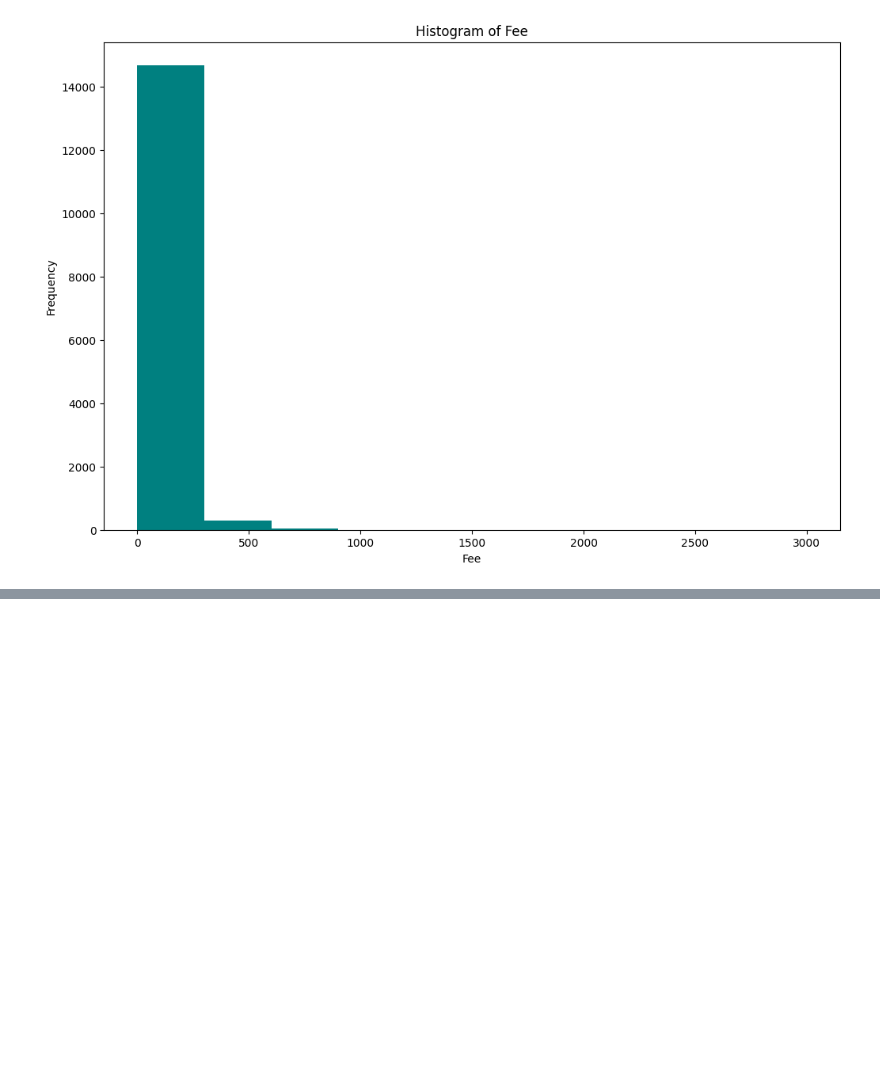
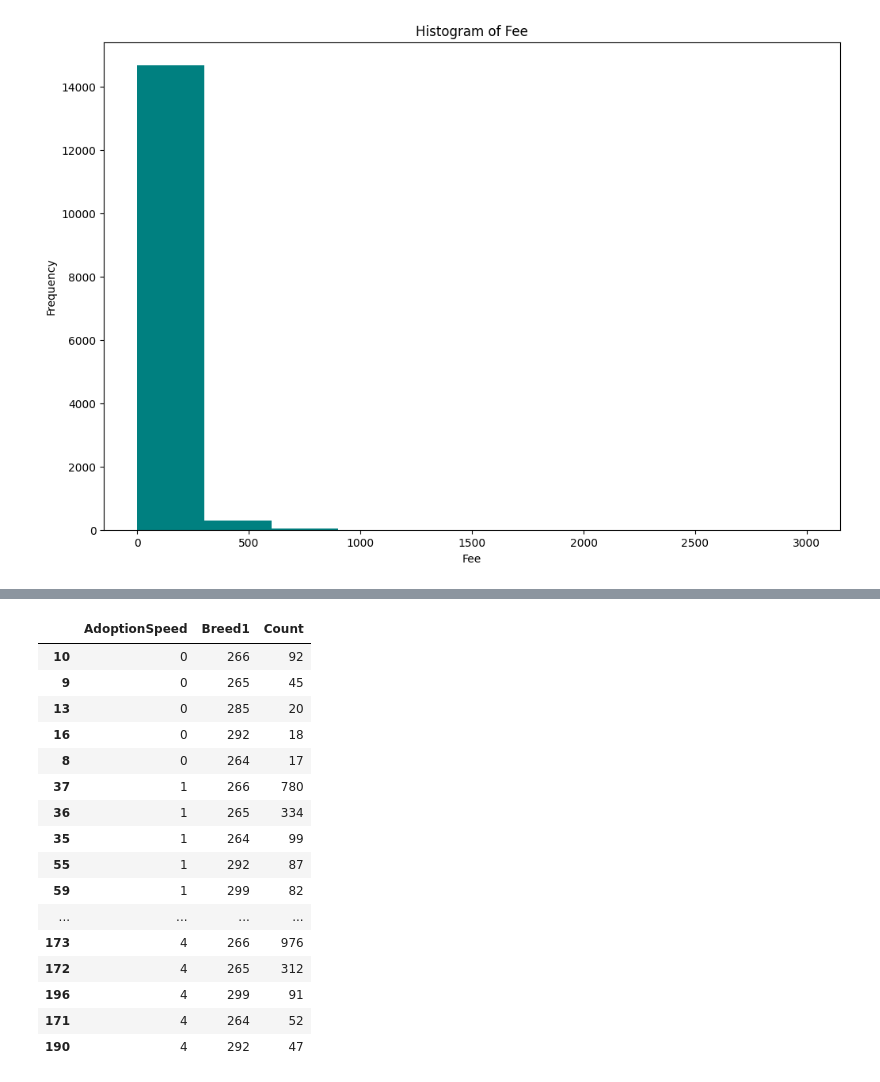
Before and after one commit to Gee1818/LaboII, a Jupyter notebook: Scripts/03_Petfinder_EDA.ipynb, the cells around one changed output, grey strips where cells are left out. Drawn from its saved outputs; the diff is of its cells as text; code cells hidden in the pictures; blank space fills up the shorter version.

```diff
--- a/Scripts/03_Petfinder_EDA.ipynb
+++ b/Scripts/03_Petfinder_EDA.ipynb
@@ -304,0 +407,31 @@ plt.title('Sterilized by AdoptionSpeed');
+# %%
+# Filter the dataframe for Type == 1
+type_2_df = train[train['Type'] == 2]
+
+# Group the dataframe by AdoptionSpeed and Breed1, and count the occurrences
+grouped_df2 = type_2_df.groupby(['AdoptionSpeed', 'Breed1']).size().reset_index(name='Count')
+
+# Sort the dataframe by AdoptionSpeed and Count in descending order
+sorted_df2 = grouped_df2.sort_values(['AdoptionSpeed', 'Count'], ascending=[True, False])
+
+# Get the top 3 breeds for each AdoptionSpeed
+top_3_breeds2 = sorted_df2.groupby('AdoptionSpeed').head(5)
+top_3_breeds2
+# %% [output]
+|  | AdoptionSpeed | Breed1 | Count |
+| 10 | 0 | 266 | 92 |
+| 9 | 0 | 265 | 45 |
+| 13 | 0 | 285 | 20 |
+| 16 | 0 | 292 | 18 |
+| 8 | 0 | 264 | 17 |
+| 37 | 1 | 266 | 780 |
+| 36 | 1 | 265 | 334 |
+| 35 | 1 | 264 | 99 |
+| 55 | 1 | 292 | 87 |
+| 59 | 1 | 299 | 82 |
+| ... | ... | ... | ... |
+| 173 | 4 | 266 | 976 |
+| 172 | 4 | 265 | 312 |
+| 196 | 4 | 299 | 91 |
+| 171 | 4 | 264 | 52 |
+| 190 | 4 | 292 | 47 |
```
Also changed, not shown: parts of 9 cells of this notebook, 1 other file.
